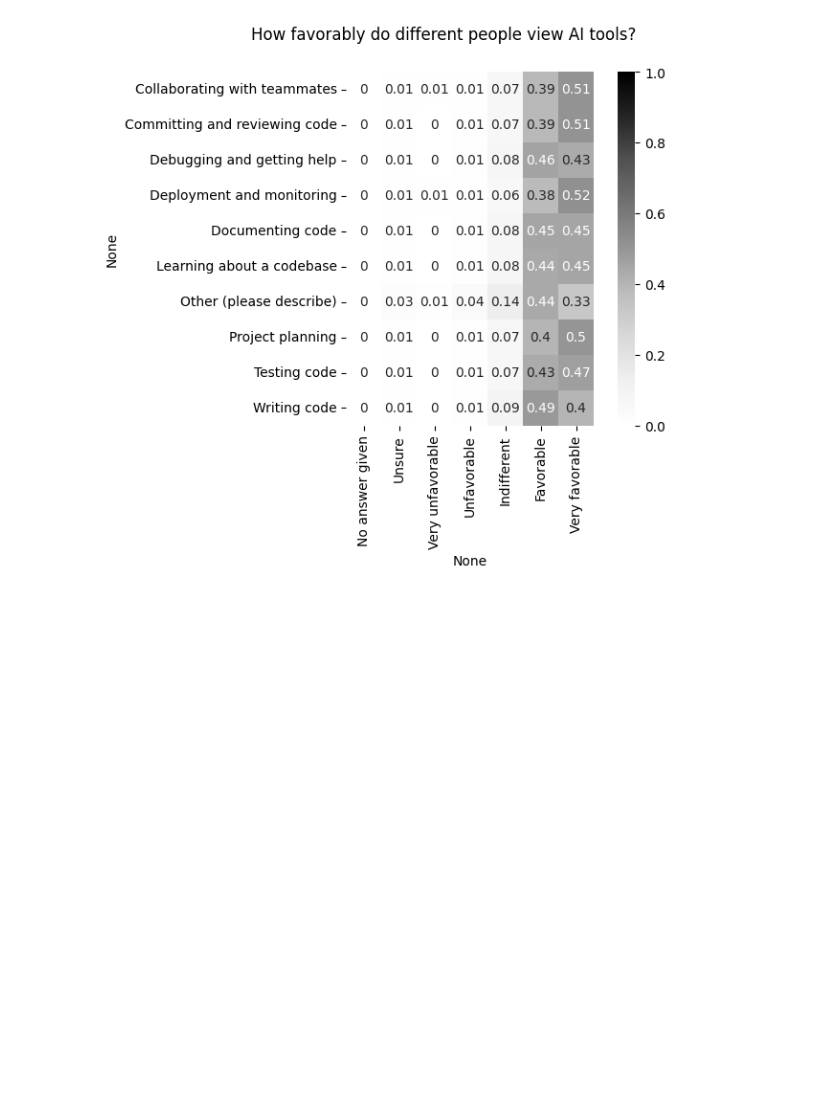
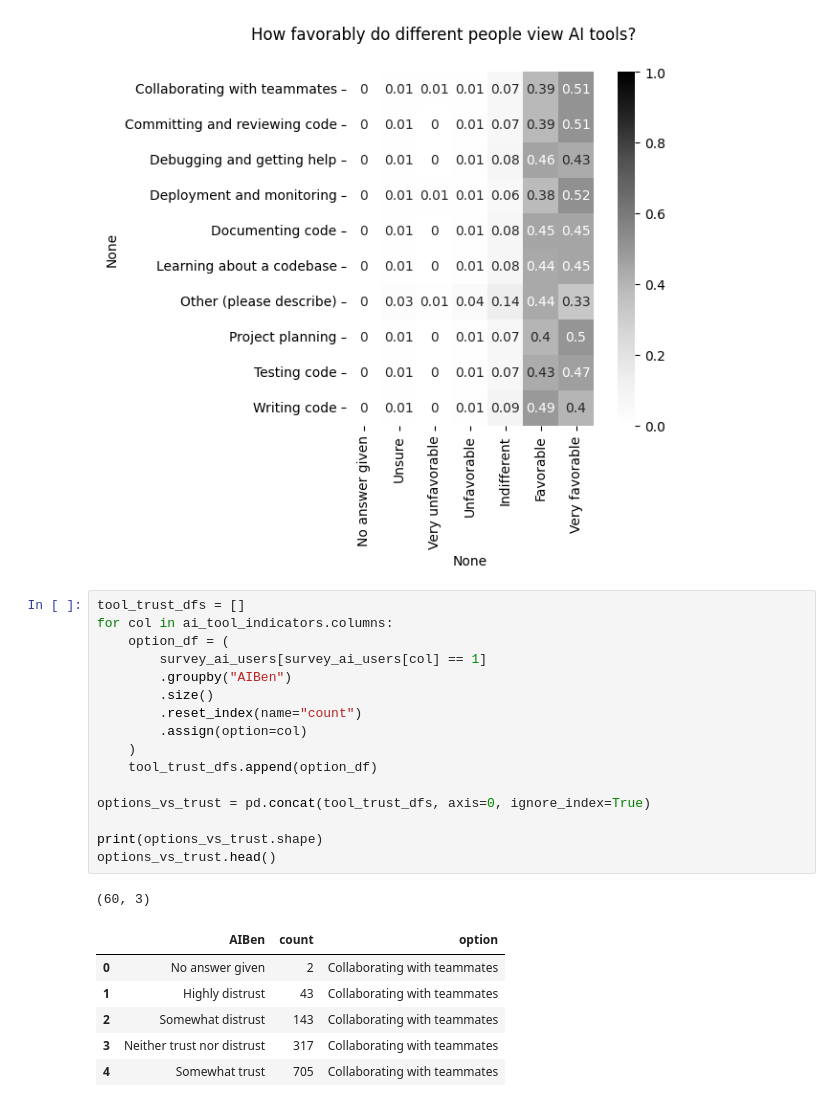
Before and after one commit to jeremysb1/data_analysis_projects, a Jupyter notebook: categorical_data.ipynb, the cells around one changed output. Drawn from its saved outputs; the diff is of its cells as text; blank space fills up the shorter version.

```diff
--- a/categorical_data.ipynb
+++ b/categorical_data.ipynb
@@ -501,3 +501,27 @@ axis.set(xlabel="None", ylabel="None")
 plt.show()
 # %% [output]
 [figure]
+# %%
+tool_trust_dfs = []
+for col in ai_tool_indicators.columns:
+    option_df = (
+        survey_ai_users[survey_ai_users[col] == 1]
+        .groupby("AIBen")
+        .size()
+        .reset_index(name="count")
+        .assign(option=col)
+    )
+    tool_trust_dfs.append(option_df)
+
+options_vs_trust = pd.concat(tool_trust_dfs, axis=0, ignore_index=True)
+
+print(options_vs_trust.shape)
+options_vs_trust.head()
+# %% [output]
+(60, 3)
+|  | AIBen | count | option |
+| 0 | No answer given | 2 | Collaborating with teammates |
+| 1 | Highly distrust | 43 | Collaborating with teammates |
+| 2 | Somewhat distrust | 143 | Collaborating with teammates |
+| 3 | Neither trust nor distrust | 317 | Collaborating with teammates |
+| 4 | Somewhat trust | 705 | Collaborating with teammates |
```
Also changed, not shown: parts of 5 cells of this notebook.
